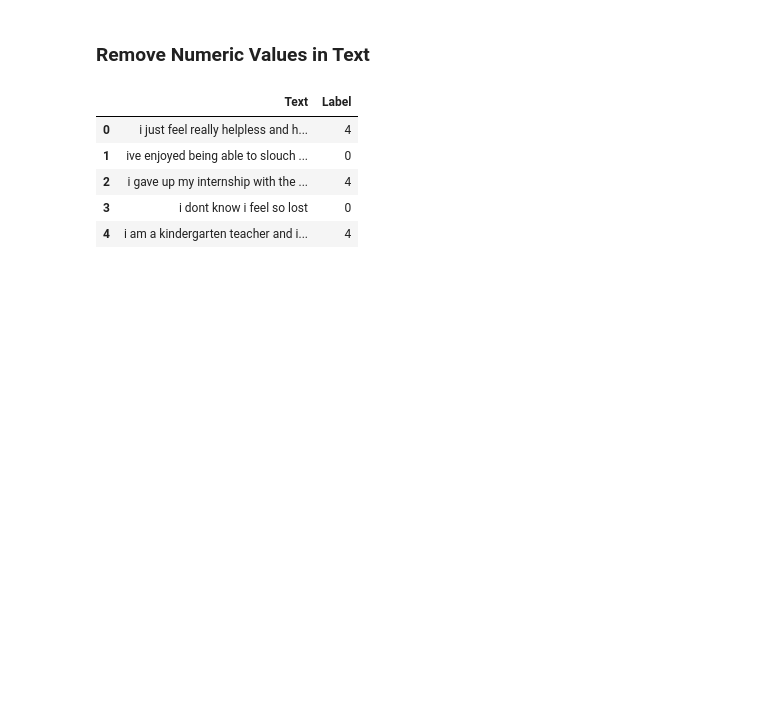
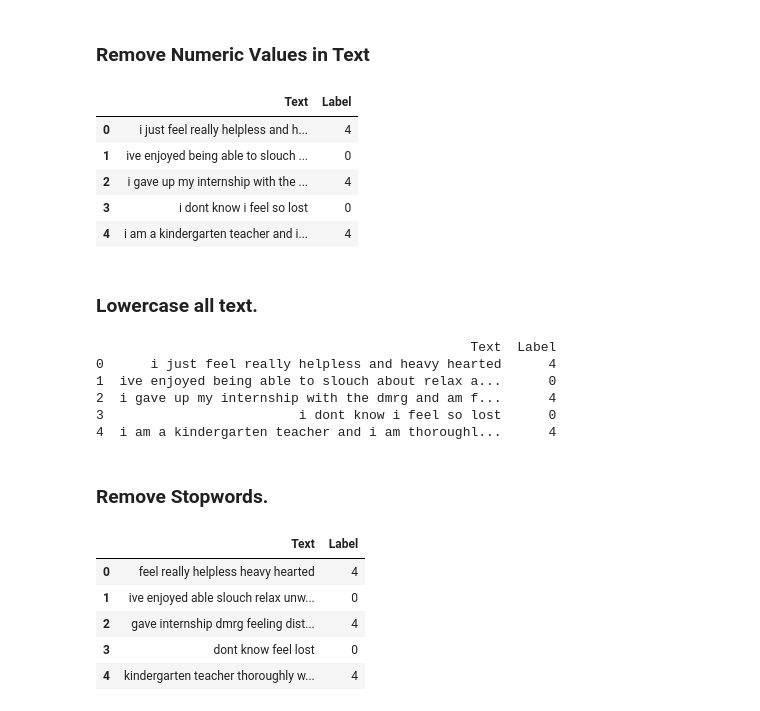
Before and after one commit to johnpospisil/emotion-classification-of-tweets, a Jupyter notebook: emotion-classification-of-tweets.ipynb, the cells around one changed output. Cells and saved outputs as stored; diff of their text form; code cells hidden in the pictures; blank space fills up the shorter version.

Commit message:
Lowercase all 'Text' and remove stopwords.

```diff
--- a/emotion-classification-of-tweets.ipynb
+++ b/emotion-classification-of-tweets.ipynb
@@ -208,3 +208,28 @@ df.head()
 | 2 | i gave up my internship with the ... | 4 |
 | 3 | i dont know i feel so lost | 0 |
 | 4 | i am a kindergarten teacher and i... | 4 |
+# %% [markdown]
+### Lowercase all text.
+# %%
+df['Text'] = df['Text'].str.lower()
+print(df.head())
+# %% [output]
+                                                Text  Label
+0      i just feel really helpless and heavy hearted      4
+1  ive enjoyed being able to slouch about relax a...      0
+2  i gave up my internship with the dmrg and am f...      4
+3                         i dont know i feel so lost      0
+4  i am a kindergarten teacher and i am thoroughl...      4
+# %% [markdown]
+### Remove Stopwords.
+# %%
+stop = stopwords.words('english')
+df["Text"] = df['Text'].apply(lambda x: ' '.join([word for word in x.split() if word not in (stop)]))
+df.head()
+# %% [output]
+|  | Text | Label |
+| 0 | feel really helpless heavy hearted | 4 |
+| 1 | ive enjoyed able slouch relax unw... | 0 |
+| 2 | gave internship dmrg feeling dist... | 4 |
+| 3 | dont know feel lost | 0 |
+| 4 | kindergarten teacher thoroughly w... | 4 |
```
Also changed, not shown: parts of 2 cells of this notebook.
